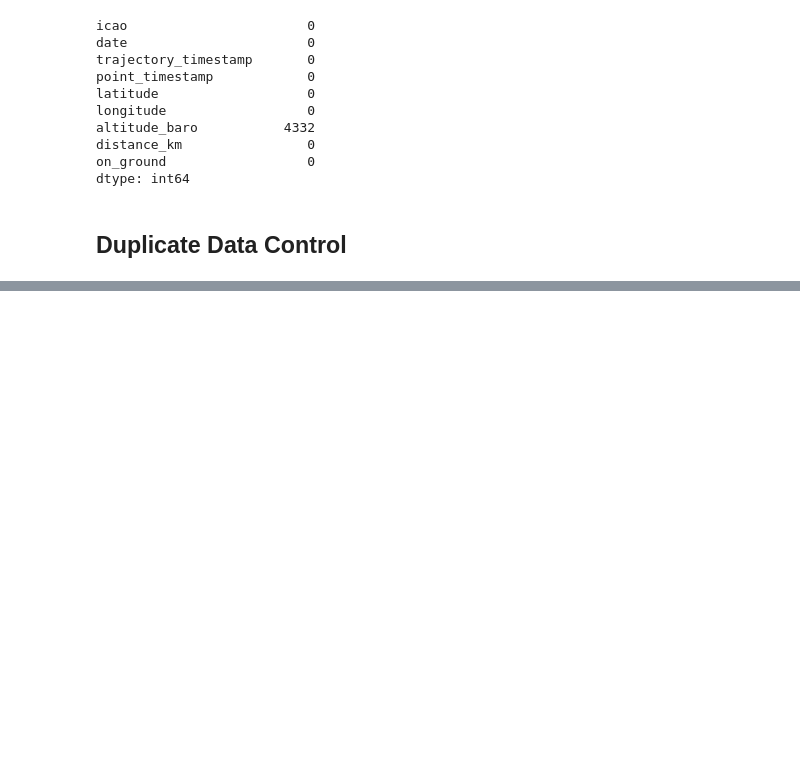
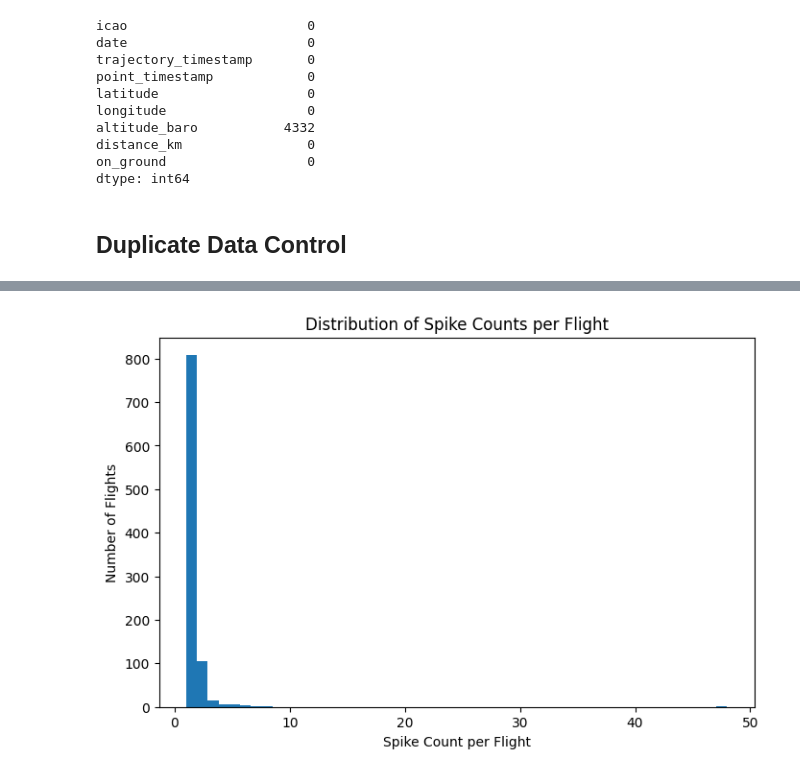
Before and after one commit to yyigitturan/ist-airport-decision-support-system, a Jupyter notebook: src/processing/trajectory_bronze_to_silver.ipynb, the cells around one changed output, grey strips where cells are left out. Cells and saved outputs as stored; diff of their text form; code cells hidden in the pictures; blank space fills up the shorter version.

```diff
--- a/src/processing/trajectory_bronze_to_silver.ipynb
+++ b/src/processing/trajectory_bronze_to_silver.ipynb
@@ -287,0 +208,10 @@ dtype: float64
+# %%
+df = df.sort_values(["flight_id", "point_timestamp"], kind="mergesort")
+# %%
+df["d_alt_ft"] = (
+    df.groupby("flight_id")["altitude_baro"]
+      .diff()
+      .abs()
+)
+
+df["vs_fps"] = df["d_alt_ft"] / df["dt_s"]
@@ -287,0 +234,5 @@ dtype: float64
+# %%
+spike_mask = df["vs_fps"] > 150
+
+spike_flights = df.loc[spike_mask, "flight_id"].nunique()
+print("Spike içeren uçuş sayısı:", spike_flights)
@@ -287,0 +241,9 @@ dtype: float64
+# %%
+spike_per_flight = (
+    df.loc[spike_mask]
+      .groupby("flight_id")
+      .size()
+      .sort_values(ascending=False)
+)
+
+spike_per_flight.head(10)
@@ -287,0 +263,11 @@ dtype: float64
+# %%
+import matplotlib.pyplot as plt
+
+plt.figure(figsize=(8,5))
+plt.hist(spike_per_flight, bins=50)
+plt.xlabel("Spike Count per Flight")
+plt.ylabel("Number of Flights")
+plt.title("Distribution of Spike Counts per Flight")
+plt.show()
+# %% [output]
+[figure, added]
```
Also changed, not shown: parts of 58 cells of this notebook.
